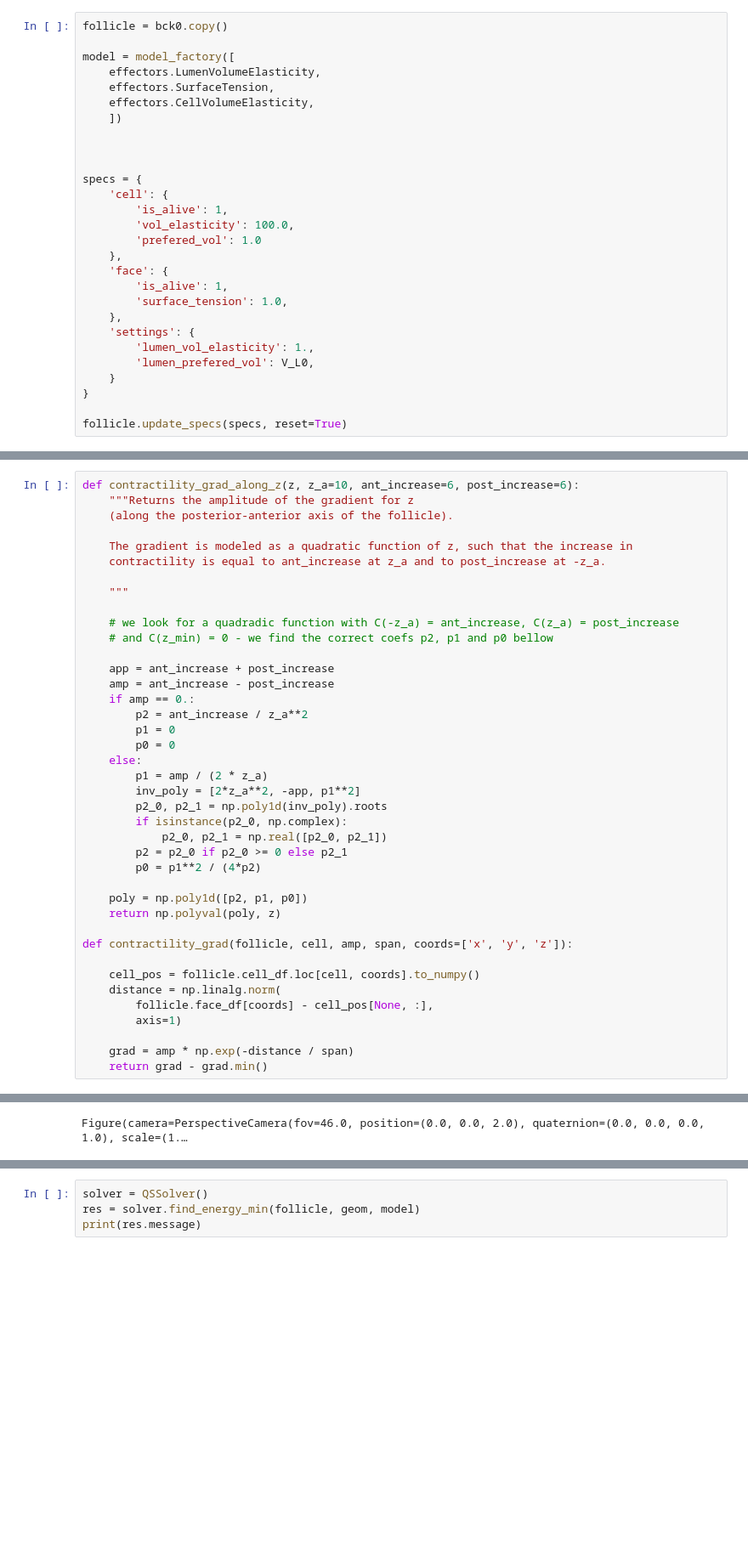
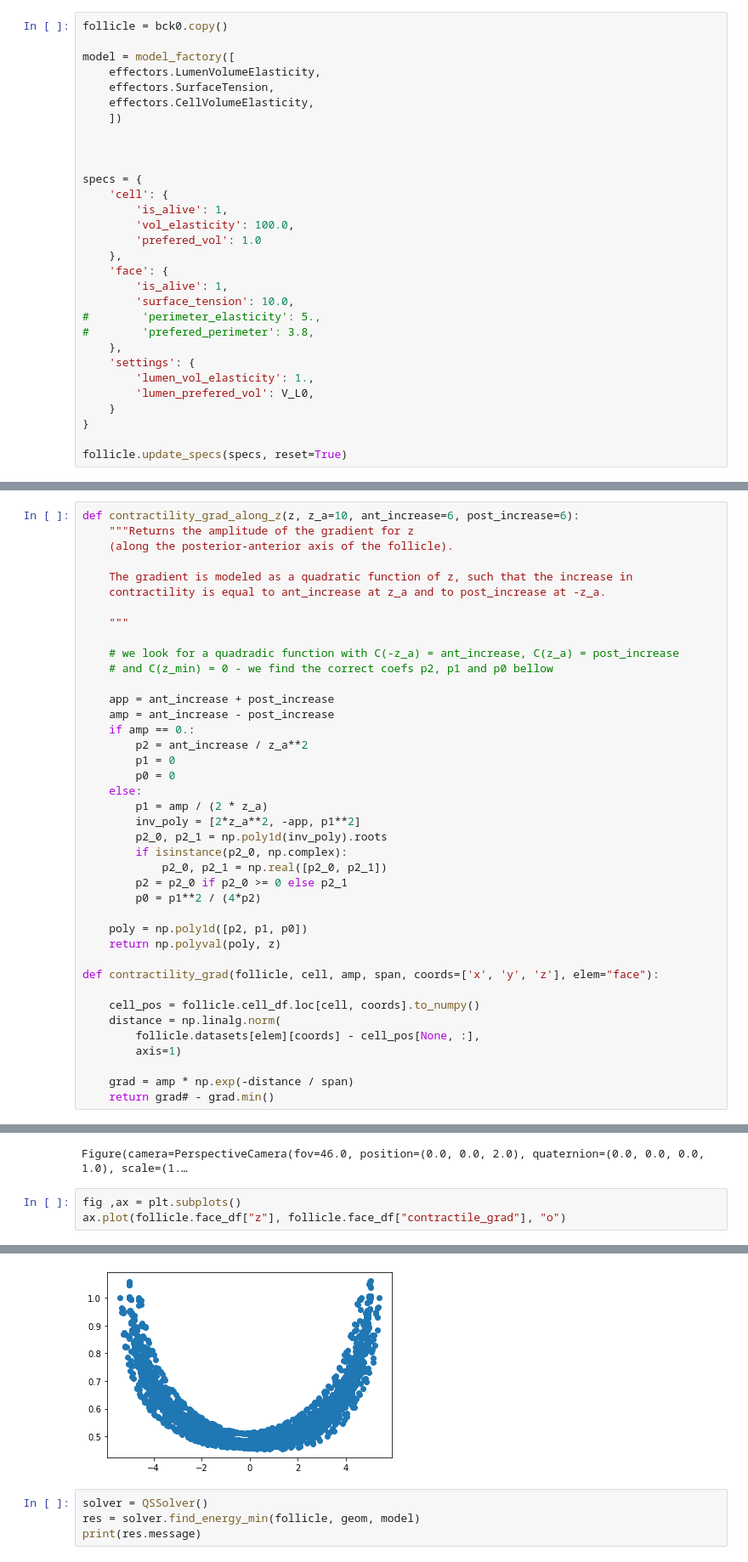
Before and after one commit to glyg/pyfollicle, a Jupyter notebook: notebooks/FollicleEllongation.ipynb, the cells around one changed output, grey strips where cells are left out. Shown at 85% size. Cells and saved outputs as stored; diff of their text form; blank space fills up the shorter version.

```diff
--- a/notebooks/FollicleEllongation.ipynb
+++ b/notebooks/FollicleEllongation.ipynb
@@ -252,7 +252,9 @@ specs = {
     },
     'face': {
         'is_alive': 1,
-        'surface_tension': 1.0,
+        'surface_tension': 10.0,
+#        'perimeter_elasticity': 5.,
+#        'prefered_perimeter': 3.8,
     },
     'settings': {
         'lumen_vol_elasticity': 1.,
@@ -370,15 +388,15 @@ def contractility_grad_along_z(z, z_a=10, ant_increase=6, post_increase=6):
     poly = np.poly1d([p2, p1, p0])
     return np.polyval(poly, z)
 
-def contractility_grad(follicle, cell, amp, span, coords=['x', 'y', 'z']):
+def contractility_grad(follicle, cell, amp, span, coords=['x', 'y', 'z'], elem="face"):
 
     cell_pos = follicle.cell_df.loc[cell, coords].to_numpy()
     distance = np.linalg.norm(
-        follicle.face_df[coords] - cell_pos[None, :],
+        follicle.datasets[elem][coords] - cell_pos[None, :],
         axis=1)
 
     grad = amp * np.exp(-distance / span)
-    return grad - grad.min()
+    return grad# - grad.min()
 # %%
 bck1 = follicle.copy()
 # %% [markdown]
@@ -429,3 +458,7 @@ fig, mesh = sheet_view(follicle, mode="3D", **draw_specs)
 fig
 # %% [output]
 Figure(camera=PerspectiveCamera(fov=46.0, position=(0.0, 0.0, 2.0), quaternion=(0.0, 0.0, 0.0, 1.0), scale=(1.…
+# %%
+fig ,ax = plt.subplots()
+ax.plot(follicle.face_df["z"], follicle.face_df["contractile_grad"], "o")
+# %% [output]
@@ -432,3 +466,4 @@ Figure(camera=PerspectiveCamera(fov=46.0, position=(0.0, 0.0, 2.0), quaternion=(
+[figure, added]
 # %%
 solver = QSSolver()
 res = solver.find_energy_min(follicle, geom, model)
```
Also changed, not shown: parts of 27 cells of this notebook, 2 other files.
